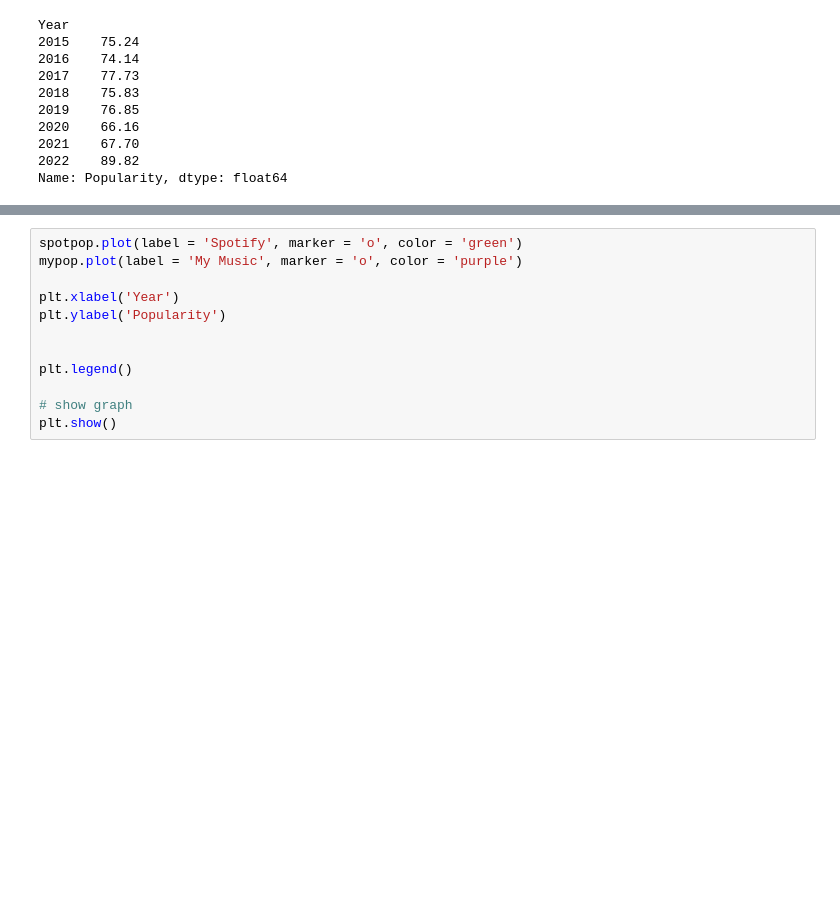
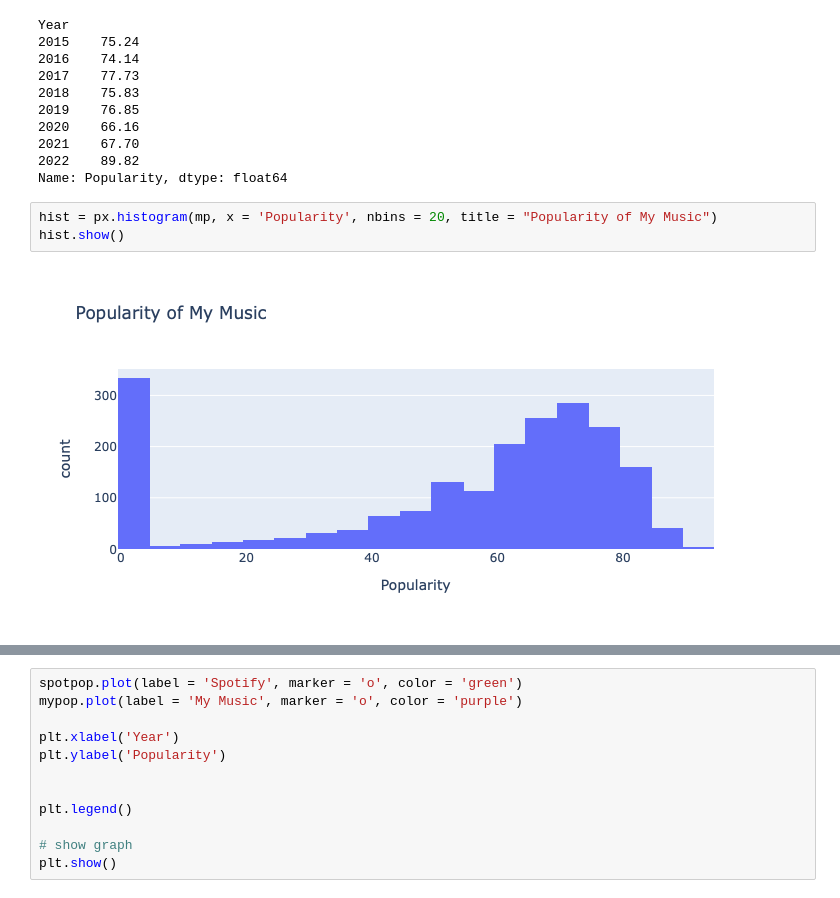
Before and after one commit to Clarkson-Applied-Data-Science/SpotifyFinalProject, a Jupyter notebook: Spotify.ipynb, the cells around one changed output, grey strips where cells are left out. Cells and saved outputs as stored; diff of their text form; blank space fills up the shorter version.

```diff
--- a/Spotify.ipynb
+++ b/Spotify.ipynb
@@ -214,3 +214,8 @@ Year
 2021    67.70
 2022    89.82
 Name: Popularity, dtype: float64
+# %%
+hist = px.histogram(mp, x = 'Popularity', nbins = 20, title = "Popularity of My Music")
+hist.show()
+# %% [output]
+[figure, added]
```
Also changed, not shown: parts of 1 cell of this notebook, 3 other files.
